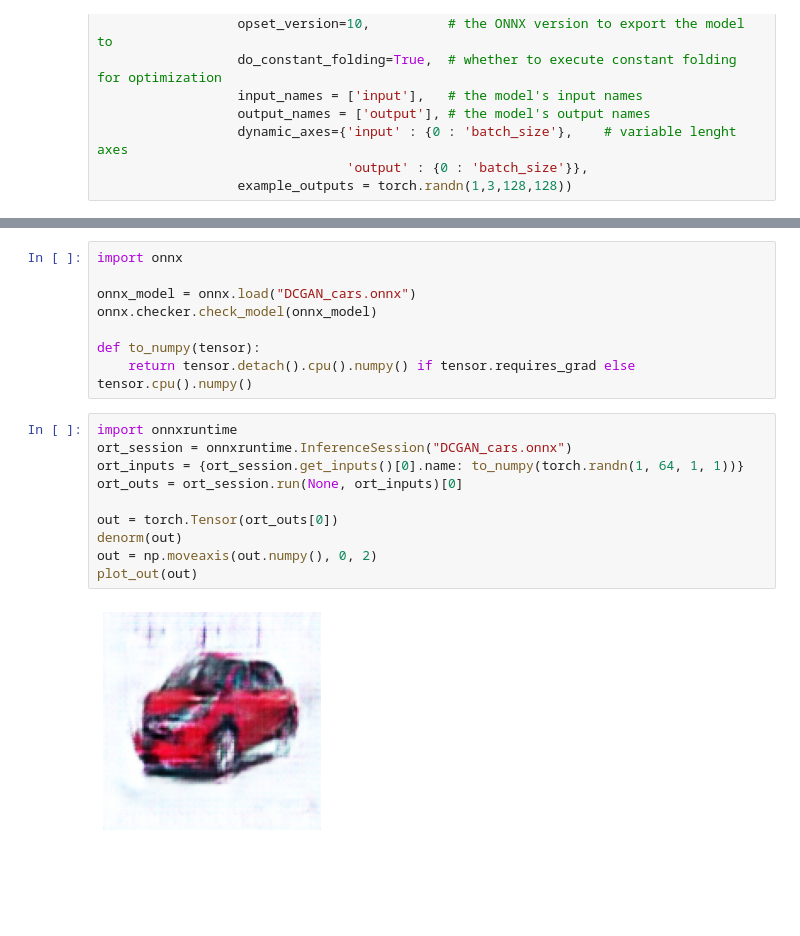
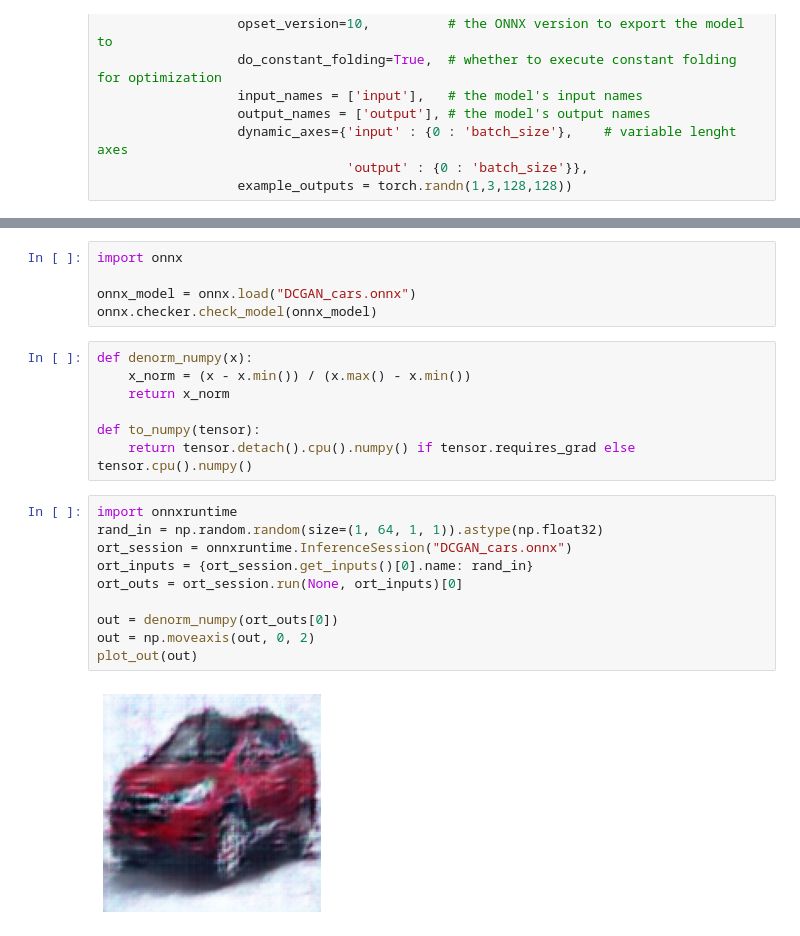
Before and after one commit to eip4-mars/EIP4P2, a Jupyter notebook: Session6/Sess6_Cars_DCGAN.ipynb, the cells around one changed output, grey strips where cells are left out. Cells and saved outputs as stored; diff of their text form; blank space fills up the shorter version.

```diff
--- a/Session6/Sess6_Cars_DCGAN.ipynb
+++ b/Session6/Sess6_Cars_DCGAN.ipynb
@@ -441,18 +453,22 @@ import onnx
 
 onnx_model = onnx.load("DCGAN_cars.onnx")
 onnx.checker.check_model(onnx_model)
-
-def to_numpy(tensor):
-    return tensor.detach().cpu().numpy() if tensor.requires_grad else tensor.cpu().numpy()
+# %%
+def denorm_numpy(x):
+    x_norm = (x - x.min()) / (x.max() - x.min())
+    return x_norm
+
+def to_numpy(tensor):
+    return tensor.detach().cpu().numpy() if tensor.requires_grad else tensor.cpu().numpy()
 # %%
 import onnxruntime
+rand_in = np.random.random(size=(1, 64, 1, 1)).astype(np.float32)
 ort_session = onnxruntime.InferenceSession("DCGAN_cars.onnx")
-ort_inputs = {ort_session.get_inputs()[0].name: to_numpy(torch.randn(1, 64, 1, 1))}
+ort_inputs = {ort_session.get_inputs()[0].name: rand_in}
 ort_outs = ort_session.run(None, ort_inputs)[0]
 
-out = torch.Tensor(ort_outs[0])
-denorm(out)
-out = np.moveaxis(out.numpy(), 0, 2)
+out = denorm_numpy(ort_outs[0])
+out = np.moveaxis(out, 0, 2)
 plot_out(out)
 # %% [output]
-[figure, old version]
+[figure, new version]
```
Also changed, not shown: parts of 1 cell of this notebook.
